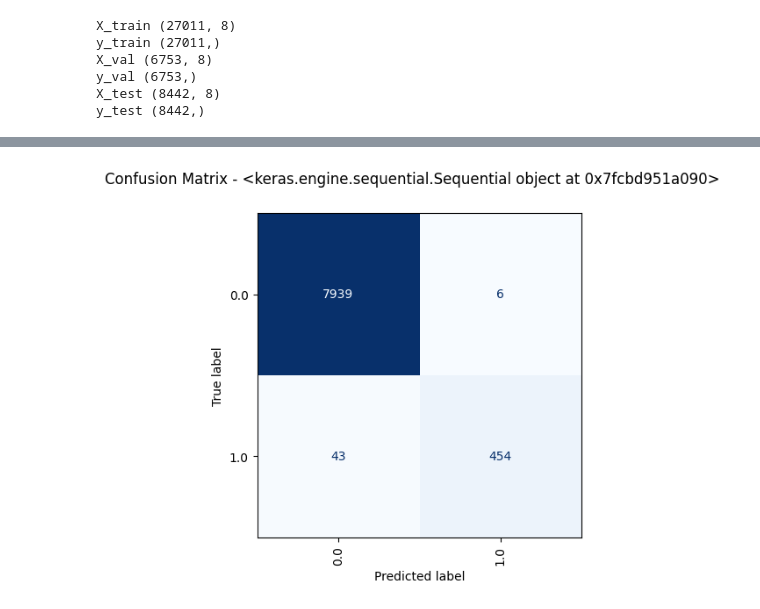
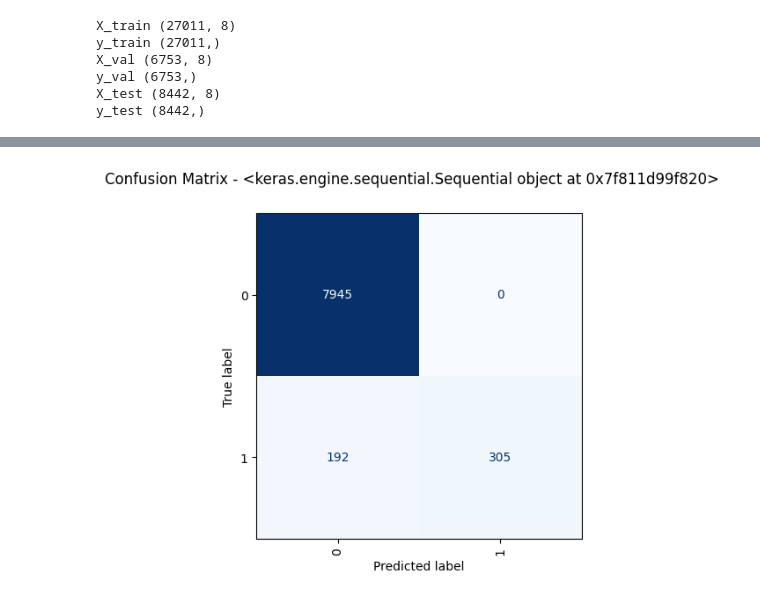
Before and after one commit to rafaelsqueiroz/big_data_analytics_extension_course, a Jupyter notebook: reboiler_binary_classifier.ipynb, the cells around one changed output, grey strips where cells are left out. Cells and saved outputs as stored; diff of their text form; code cells hidden in the pictures.

```diff
--- a/reboiler_binary_classifier.ipynb
+++ b/reboiler_binary_classifier.ipynb
@@ -170,3 +261,3 @@ To enable them in other operations, rebuild TensorFlow with the appropriate comp
 # %%
-r.train_model(model, X_train, y_train, X_val, y_val, X_test, y_test, epochs=50, name=None)
+r.train_model(model, X_train, y_train, X_val, y_val, epochs=10, name=None)
 # %% [output]
@@ -196,3 +293,5 @@ Epoch 50/50
+# %%
+loaded_model = r.load_model('model.h5')
 # %%
-r.evaluate_model(model, X_test, y_test)
+r.evaluate_model(loaded_model, X_test, y_test)
 # %% [output]
@@ -209 +300 @@ Accuracy on test set: 0.9941956882255389
-[figure, old version]
+[figure, new version]
```
Also changed, not shown: parts of 14 cells of this notebook, 5 other files.
